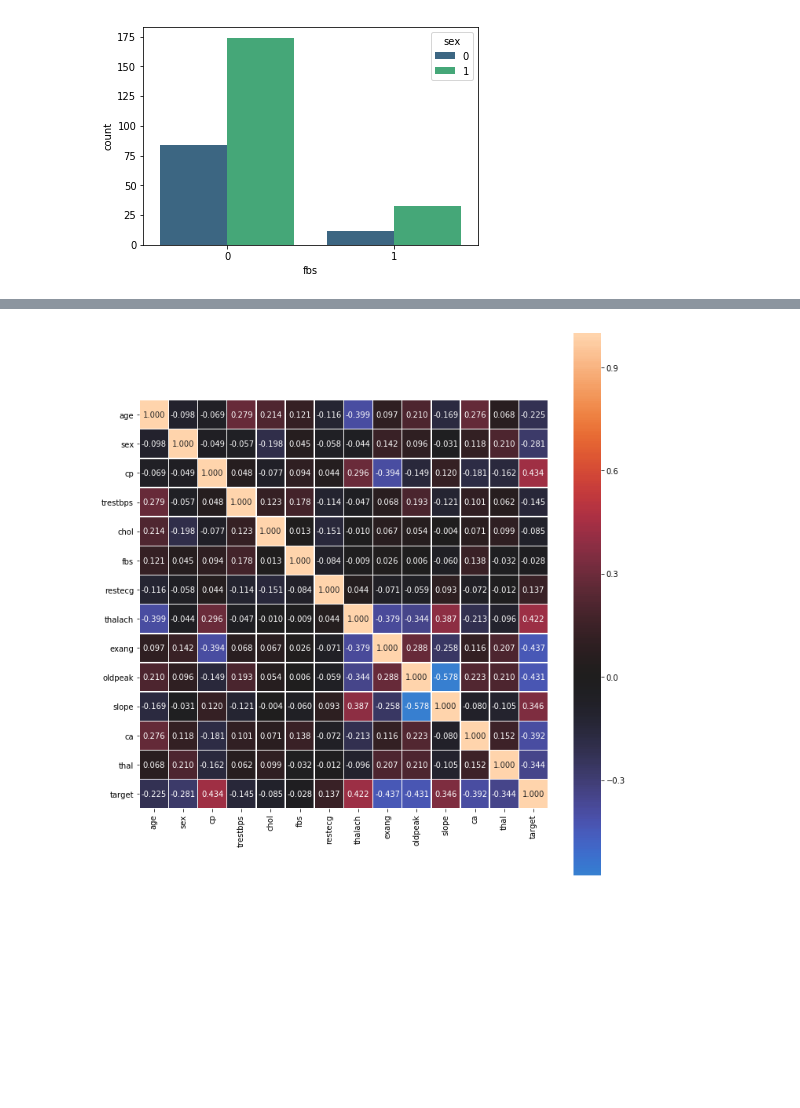
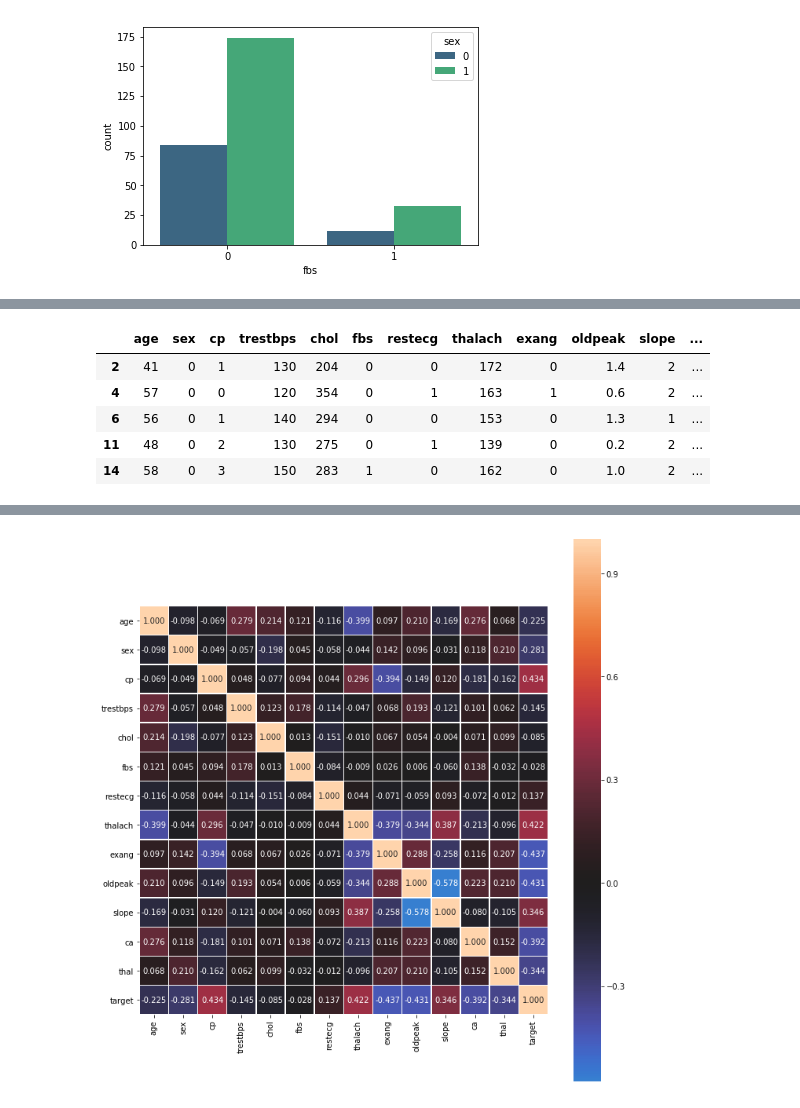
Before and after one commit to omrison/Kaggle-Data-Plotting, a Jupyter notebook: ML Model Comparison.ipynb, the cells around one changed output, grey strips where cells are left out. Cells and saved outputs as stored; diff of their text form; code cells hidden in the pictures; blank space fills up the shorter version.

```diff
--- a/ML Model Comparison.ipynb
+++ b/ML Model Comparison.ipynb
@@ -133 +143,11 @@ plt.show()
+# %%
+df_female = df[df['sex']==0]
+df_female.head()
+# %% [output]
+|  | age | sex | cp | trestbps | chol | fbs | restecg | thalach | exang | oldpeak | slope | ... |
+| 2 | 41 | 0 | 1 | 130 | 204 | 0 | 0 | 172 | 0 | 1.4 | 2 | ... |
+| 4 | 57 | 0 | 0 | 120 | 354 | 0 | 1 | 163 | 1 | 0.6 | 2 | ... |
+| 6 | 56 | 0 | 1 | 140 | 294 | 0 | 0 | 153 | 0 | 1.3 | 1 | ... |
+| 11 | 48 | 0 | 2 | 130 | 275 | 0 | 1 | 139 | 0 | 0.2 | 2 | ... |
+| 14 | 58 | 0 | 3 | 150 | 283 | 1 | 0 | 162 | 0 | 1.0 | 2 | ... |
 # %%
```
Also changed, not shown: parts of 9 cells of this notebook.
